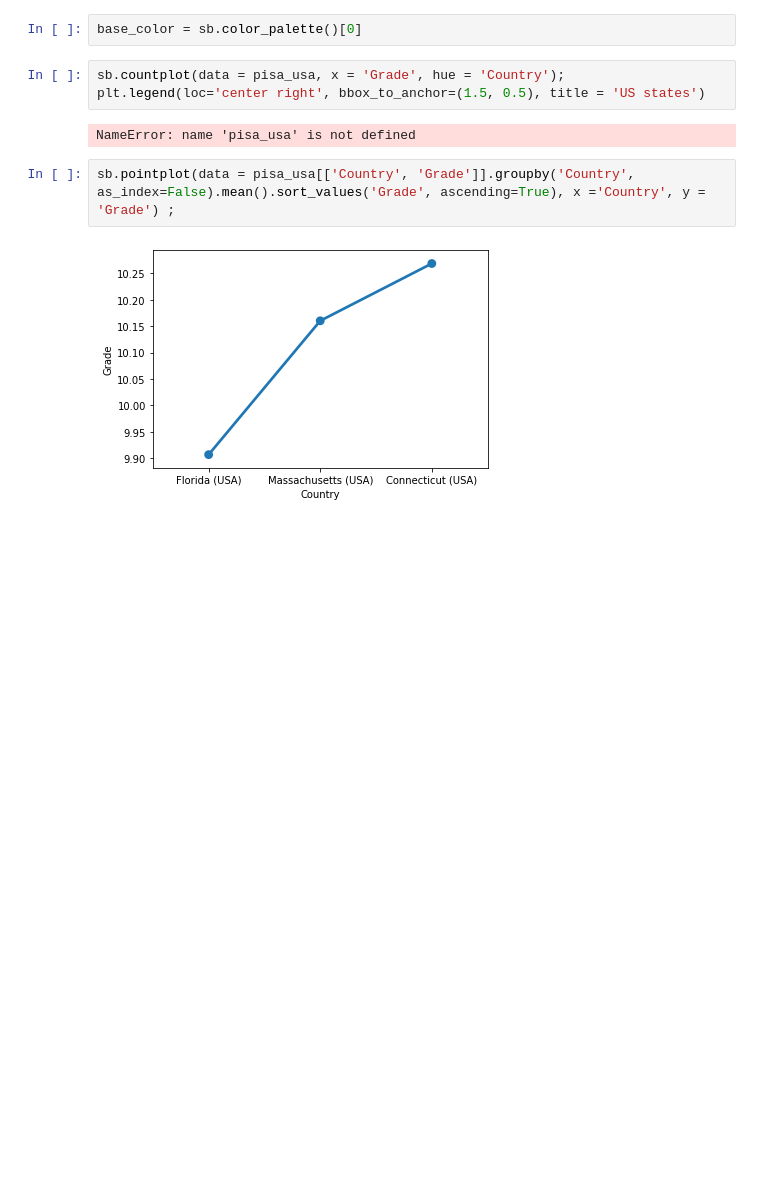
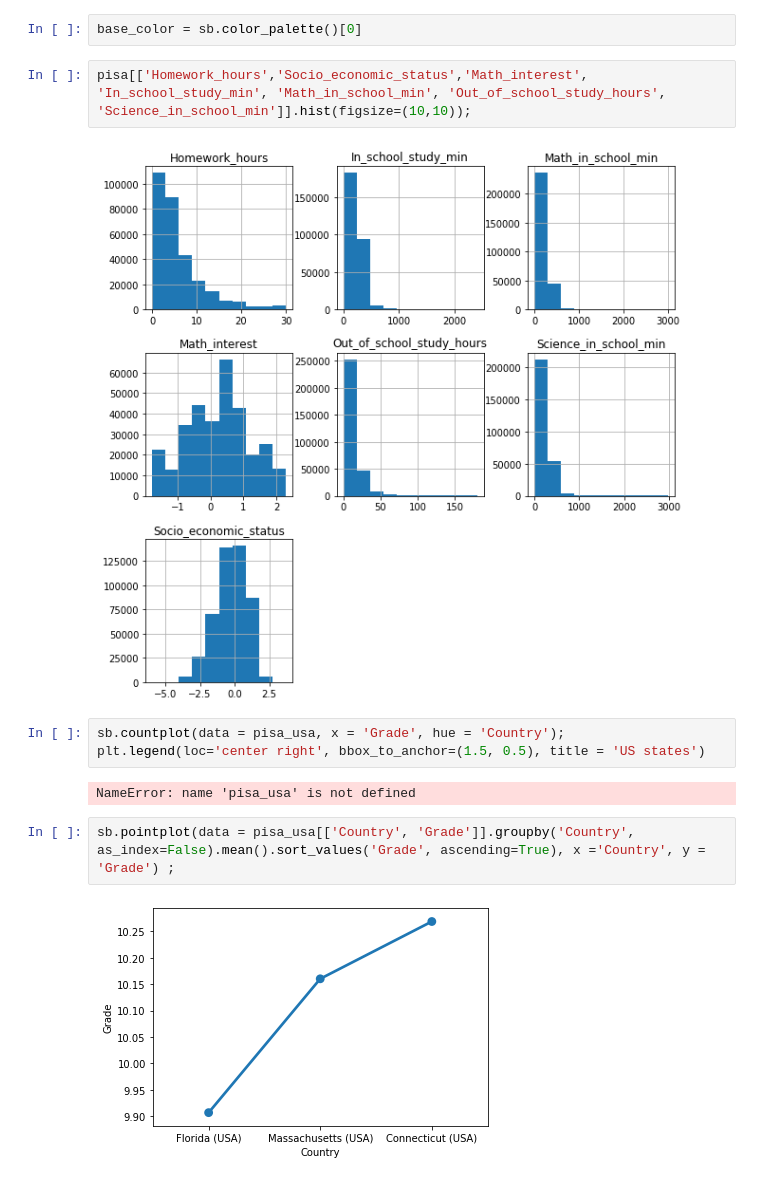
Before and after one commit to Anyra20/CommunicateDataProject, a Jupyter notebook: exploration_template.ipynb, the cells around one changed output. Cells and saved outputs as stored; diff of their text form; blank space fills up the shorter version.

Commit message:
histograms for new variables

```diff
--- a/exploration_template.ipynb
+++ b/exploration_template.ipynb
@@ -116,5 +114,9 @@ max       962.229300     904.802600     903.338300
 # %%
 base_color = sb.color_palette()[0]
+# %%
+pisa[['Homework_hours','Socio_economic_status','Math_interest', 'In_school_study_min', 'Math_in_school_min', 'Out_of_school_study_hours', 'Science_in_school_min']].hist(figsize=(10,10));
+# %% [output]
+[figure, added]
 # %%
 sb.countplot(data = pisa_usa, x = 'Grade', hue = 'Country');
 plt.legend(loc='center right', bbox_to_anchor=(1.5, 0.5), title = 'US states')
```
Also changed, not shown: parts of 2 cells of this notebook.
